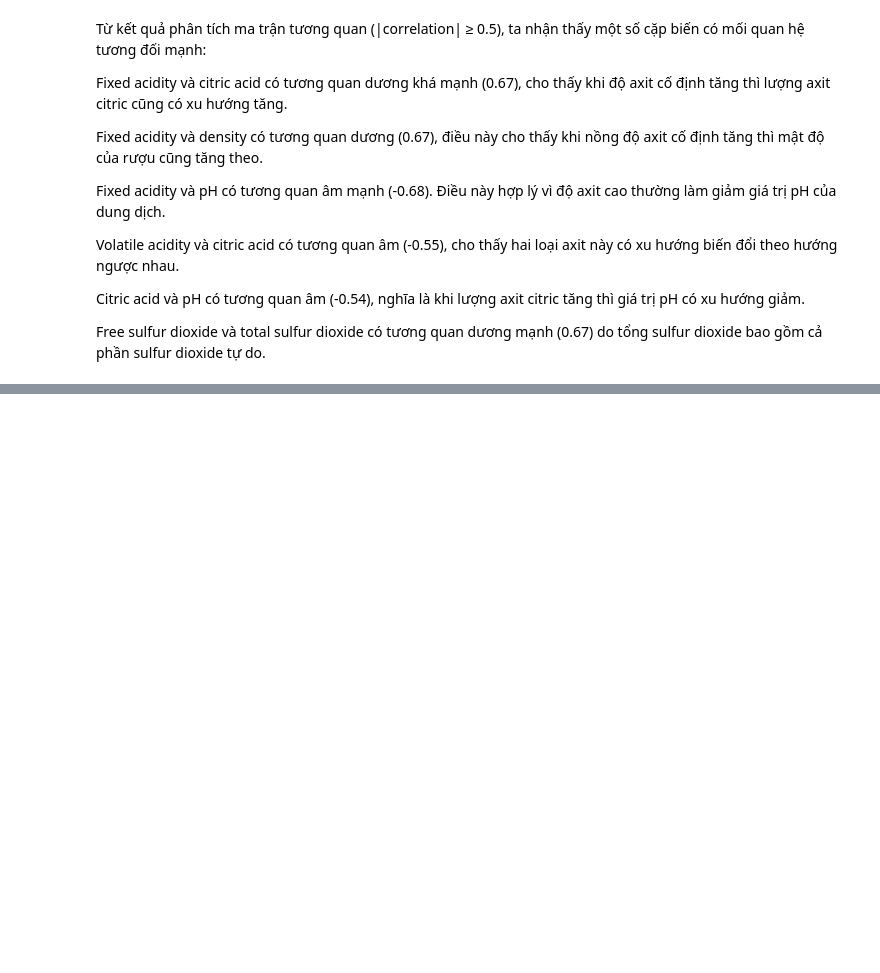
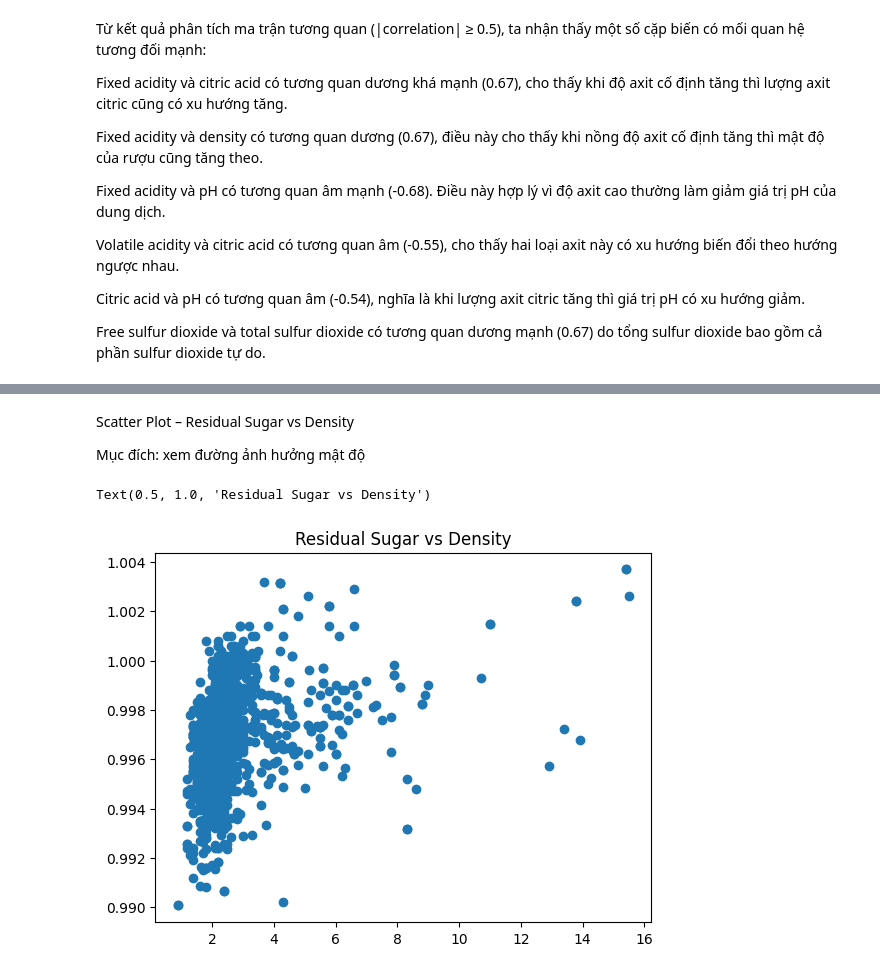
Before and after one commit to NgPhuQuy/Wine-Quality-Prediction, a Jupyter notebook: notebooks/EDA/EDA_redWine.ipynb, the cells around one changed output, grey strips where cells are left out. Drawn from its saved outputs; the diff is of its cells as text; code cells hidden in the pictures; blank space fills up the shorter version.

```diff
--- a/notebooks/EDA/EDA_redWine.ipynb
+++ b/notebooks/EDA/EDA_redWine.ipynb
@@ -200,0 +235,10 @@ Free sulfur dioxide và total sulfur dioxide có tương quan dương mạnh (0.
+# %% [markdown]
+Scatter Plot – Residual Sugar vs Density
+
+Mục đích: xem đường ảnh hưởng mật độ
+# %%
+plt.scatter(red_wine_df['residual sugar'], red_wine_df['density'])
+plt.title("Residual Sugar vs Density")
+# %% [output]
+Text(0.5, 1.0, 'Residual Sugar vs Density')
+[figure, added]
```
Also changed, not shown: parts of 14 cells of this notebook, 1 other file.
